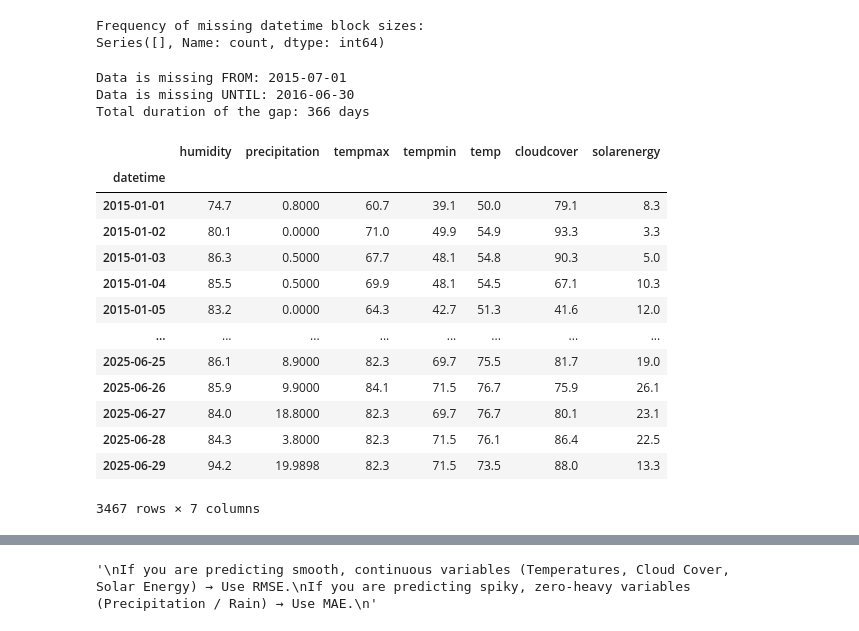
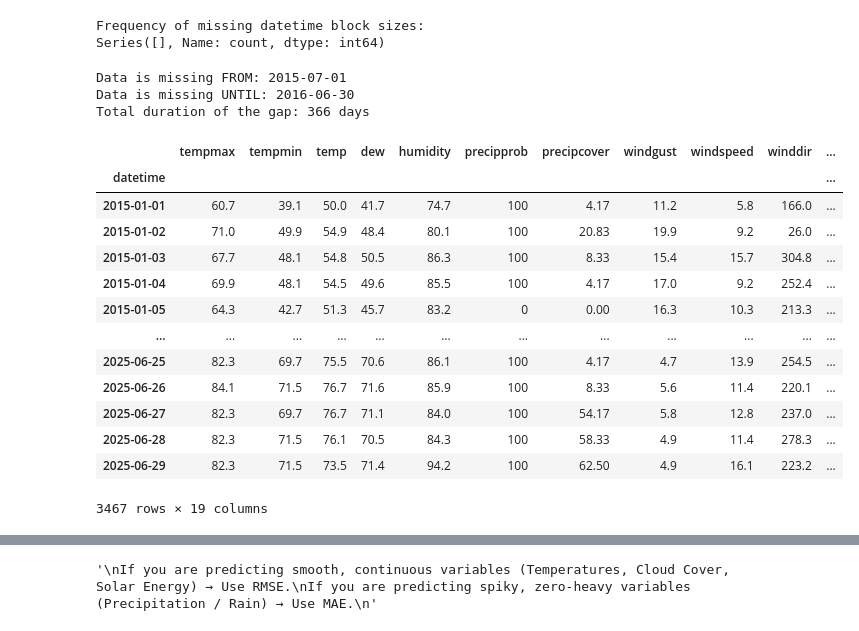
Before and after one commit to Data200-May2026/data200-team-moringa, a Jupyter notebook: Data200/Project.ipynb, the cells around one changed output, grey strips where cells are left out. Drawn from its saved outputs; the diff is of its cells as text; code cells hidden in the pictures.

```diff
--- a/Data200/Project.ipynb
+++ b/Data200/Project.ipynb
@@ -62,7 +51,12 @@ dtype: object
 # %%
-columns_to_keep = ['datetime', 'humidity','precipitation','tempmax','tempmin','temp', 'cloudcover','solarenergy']
 
-new_df = data[columns_to_keep]
+columns_to_keep = ['datetime', 'tempmax', 'tempmin', 'temp', 'dew', 'humidity',
+       'precipprob', 'precipcover', 'windgust', 'windspeed',
+       'winddir', 'sealevelpressure', 'cloudcover', 'visibility',
+       'solarradiation', 'solarenergy', 'uvindex', 'sunrise',
+       'sunset', 'precipitation']
 
-new_df[:10]
+data = data[columns_to_keep]
+
+data[:10]
 # %% [output]
@@ -91,3 +93,13 @@ solarenergy      float64
 dtype: object
 # %%
-new_df['datetime'] = pd.to_datetime(new_df['datetime'])
+# STEP 1: Explicitly convert the text strings into true datetimes first
+data['sunrise'] = pd.to_datetime(data['sunrise'])
+data['sunset'] = pd.to_datetime(data['sunset'])
+
+# STEP 2: Now convert the true datetimes into unix integers safely
+data['sunrise'] = data['sunrise'].astype('int64') // 10**9
+data['sunset'] = data['sunset'].astype('int64') // 10**9
+
+data['datetime'] = pd.to_datetime(data['datetime'])
+# %%
+data = data.set_index('datetime')
@@ -152 +187,7 @@ solarenergy      0
 dtype: int64
+# %%
+# Drop rows where lag features couldn't be calculated
+data = data.dropna()
+
+# Double check that your missing value counts are all 0
+print(data.isna().sum())
@@ -208,37 +270,37 @@ Series([], Name: count, dtype: int64)
 # %%
 import pandas as pd
 
 # 1. Generate your full timeline
-expected_dates = pd.date_range(start=new_df.index.min(), end=new_df.index.max(), freq='D')
+expected_dates = pd.date_range(start=data.index.min(), end=data.index.max(), freq='D')
 
 # 2. Extract all missing dates
-missing_dates = expected_dates.difference(new_df.index)
+missing_dates = expected_dates.difference(data.index)
 
 # 3. Print the exact start and end boundaries of the gap
 if not missing_dates.empty:
     print(f"Data is missing FROM: {missing_dates.min().strftime('%Y-%m-%d')}")
     print(f"Data is missing UNTIL: {missing_dates.max().strftime('%Y-%m-%d')}")
     print(f"Total duration of the gap: {len(missing_dates)} days")
 else:
     print("No missing data entries found!")
 
 
-new_df[0:-1]
+data[0:-1]
 # %% [output]
 Data is missing FROM: 2015-07-01
 Data is missing UNTIL: 2016-06-30
 Total duration of the gap: 366 days
-|  | humidity | precipitation | tempmax | tempmin | temp | cloudcover | solarenergy |
-| datetime |  |  |  |  |  |  |  |
-| 2015-01-01 | 74.7 | 0.8000 | 60.7 | 39.1 | 50.0 | 79.1 | 8.3 |
-| 2015-01-02 | 80.1 | 0.0000 | 71.0 | 49.9 | 54.9 | 93.3 | 3.3 |
-| 2015-01-03 | 86.3 | 0.5000 | 67.7 | 48.1 | 54.8 | 90.3 | 5.0 |
-| 2015-01-04 | 85.5 | 0.5000 | 69.9 | 48.1 | 54.5 | 67.1 | 10.3 |
-| 2015-01-05 | 83.2 | 0.0000 | 64.3 | 42.7 | 51.3 | 41.6 | 12.0 |
-| ... | ... | ... | ... | ... | ... | ... | ... |
-| 2025-06-25 | 86.1 | 8.9000 | 82.3 | 69.7 | 75.5 | 81.7 | 19.0 |
-| 2025-06-26 | 85.9 | 9.9000 | 84.1 | 71.5 | 76.7 | 75.9 | 26.1 |
-| 2025-06-27 | 84.0 | 18.8000 | 82.3 | 69.7 | 76.7 | 80.1 | 23.1 |
-| 2025-06-28 | 84.3 | 3.8000 | 82.3 | 71.5 | 76.1 | 86.4 | 22.5 |
-| 2025-06-29 | 94.2 | 19.9898 | 82.3 | 71.5 | 73.5 | 88.0 | 13.3 |
+|  | tempmax | tempmin | temp | dew | humidity | precipprob | precipcover | windgust | windspeed | winddir | ... |
+| datetime |  |  |  |  |  |  |  |  |  |  | ... |
+| 2015-01-01 | 60.7 | 39.1 | 50.0 | 41.7 | 74.7 | 100 | 4.17 | 11.2 | 5.8 | 166.0 | ... |
+| 2015-01-02 | 71.0 | 49.9 | 54.9 | 48.4 | 80.1 | 100 | 20.83 | 19.9 | 9.2 | 26.0 | ... |
+| 2015-01-03 | 67.7 | 48.1 | 54.8 | 50.5 | 86.3 | 100 | 8.33 | 15.4 | 15.7 | 304.8 | ... |
+| 2015-01-04 | 69.9 | 48.1 | 54.5 | 49.6 | 85.5 | 100 | 4.17 | 17.0 | 9.2 | 252.4 | ... |
+| 2015-01-05 | 64.3 | 42.7 | 51.3 | 45.7 | 83.2 | 0 | 0.00 | 16.3 | 10.3 | 213.3 | ... |
+| ... | ... | ... | ... | ... | ... | ... | ... | ... | ... | ... | ... |
+| 2025-06-25 | 82.3 | 69.7 | 75.5 | 70.6 | 86.1 | 100 | 4.17 | 4.7 | 13.9 | 254.5 | ... |
+| 2025-06-26 | 84.1 | 71.5 | 76.7 | 71.6 | 85.9 | 100 | 8.33 | 5.6 | 11.4 | 220.1 | ... |
+| 2025-06-27 | 82.3 | 69.7 | 76.7 | 71.1 | 84.0 | 100 | 54.17 | 5.8 | 12.8 | 237.0 | ... |
+| 2025-06-28 | 82.3 | 71.5 | 76.1 | 70.5 | 84.3 | 100 | 58.33 | 4.9 | 11.4 | 278.3 | ... |
+| 2025-06-29 | 82.3 | 71.5 | 73.5 | 71.4 | 94.2 | 100 | 62.50 | 4.9 | 16.1 | 223.2 | ... |
-3467 rows × 7 columns
+3467 rows × 19 columns
```
Also changed, not shown: parts of 53 cells of this notebook, 7 other files.
